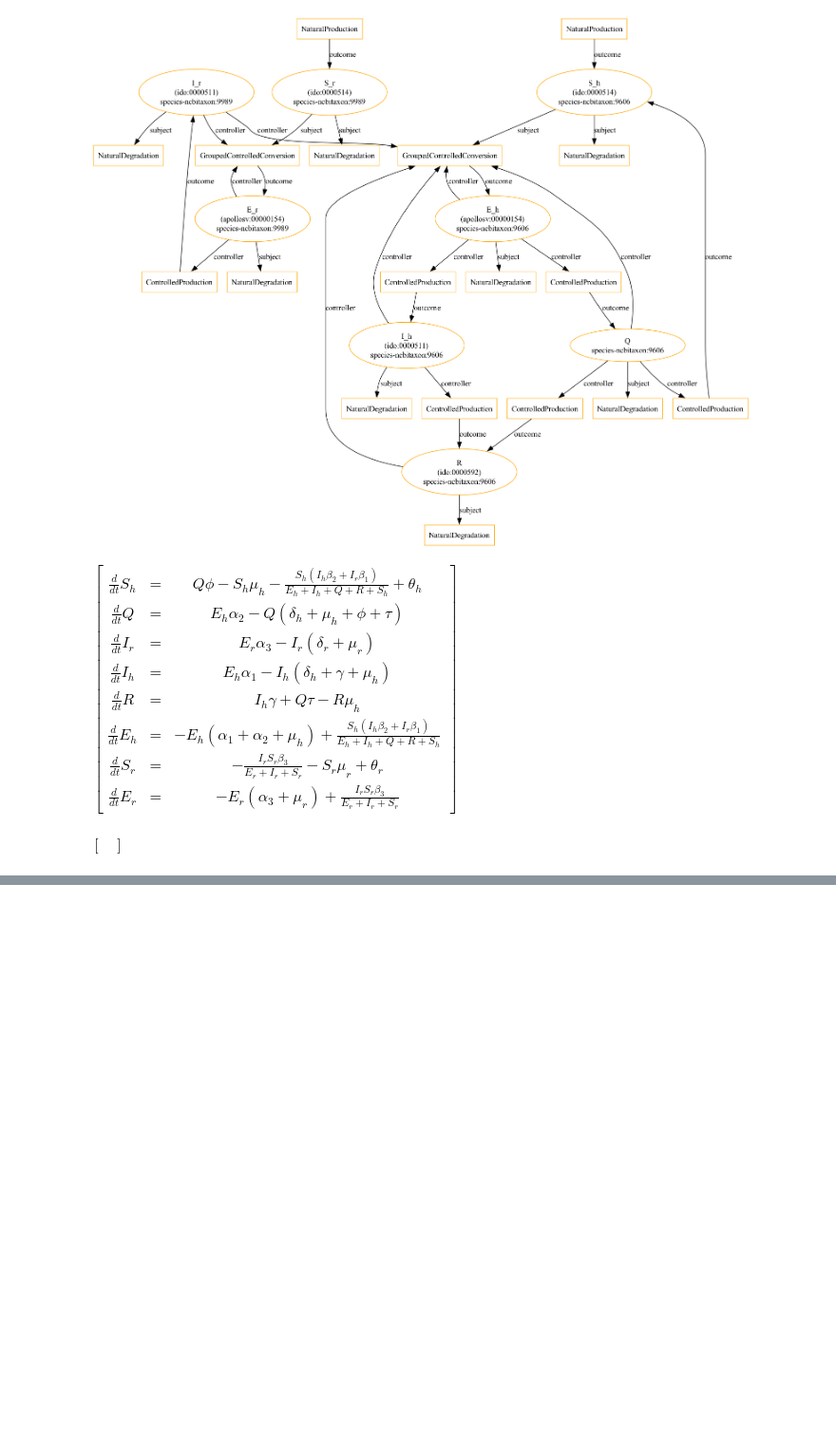
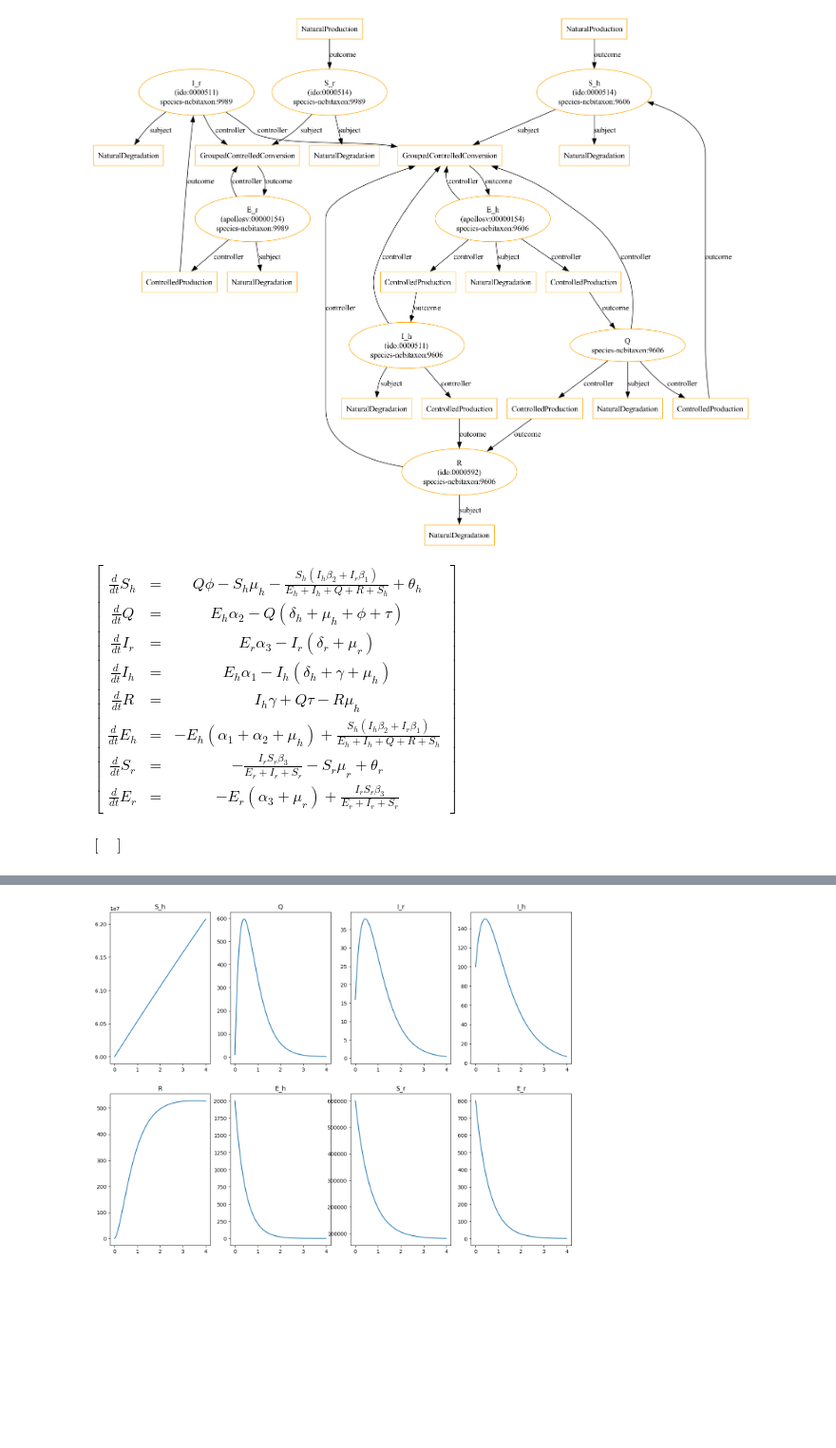
Before and after one commit to gyorilab/mira, a Jupyter notebook: notebooks/hackathon_2024.12/ModelB.ipynb, the cells around one changed output, grey strips where cells are left out. Shown at 95% size. Drawn from its saved outputs; the diff is of its cells as text; code cells hidden in the pictures; blank space fills up the shorter version.

```diff
--- a/notebooks/hackathon_2024.12/ModelB.ipynb
+++ b/notebooks/hackathon_2024.12/ModelB.ipynb
@@ -135,8 +138,8 @@ odes = [
 
 
 parameter_data = {
-    "theta_h": {"value": 0.029},
-    "theta_r": {"value": 0.2},
+    "theta_h": {"value": 0.029*6e7},
+    "theta_r": {"value": 0.2*6e5},
     "beta_1": {"value": 0.00025},
     "beta_2": {"value": 0.00006},
     "beta_3": {"value": 0.027},
@@ -146,8 +149,10 @@ parameter_data = {
     "phi": {"value": 2.0},
     "tau": {"value": 0.52},
     "gamma": {"value": 0.83},
-    "mu_h": {"value": 1.5},
-    "mu_r": {"value": 0.002},
+    #"mu_h": {"value": 1.5},
+    #"mu_r": {"value": 0.002},
+    "mu_r": {"value": 1.5},
+    "mu_h": {"value": 0.02},
     "delta_h": {"value": 0.2},
     "delta_r": {"value": 0.5},
 }
@@ -207,7 +212,7 @@ om.get_interpretable_observables()
 # %% [output]
 $\displaystyle \left[\begin{matrix}\end{matrix}\right]$
 # %%
-nyears = 3
+nyears = 4
 times = np.linspace(0, nyears, nyears*100)
 res = simulate_ode_model(om, times, with_observables=False)
 # %%
@@ -215,4 +230,7 @@ om.plot_simulation_results(times, res)
 # %%
 tm.set_parameters({'beta_1': 0})
+om = OdeModel(Model(tm), initialized=True)
 res = simulate_ode_model(om, times, with_observables=False)
 om.plot_simulation_results(times, res)
+# %% [output]
+[figure, added]
```
Also changed, not shown: parts of 5 cells of this notebook, 2 other files.
